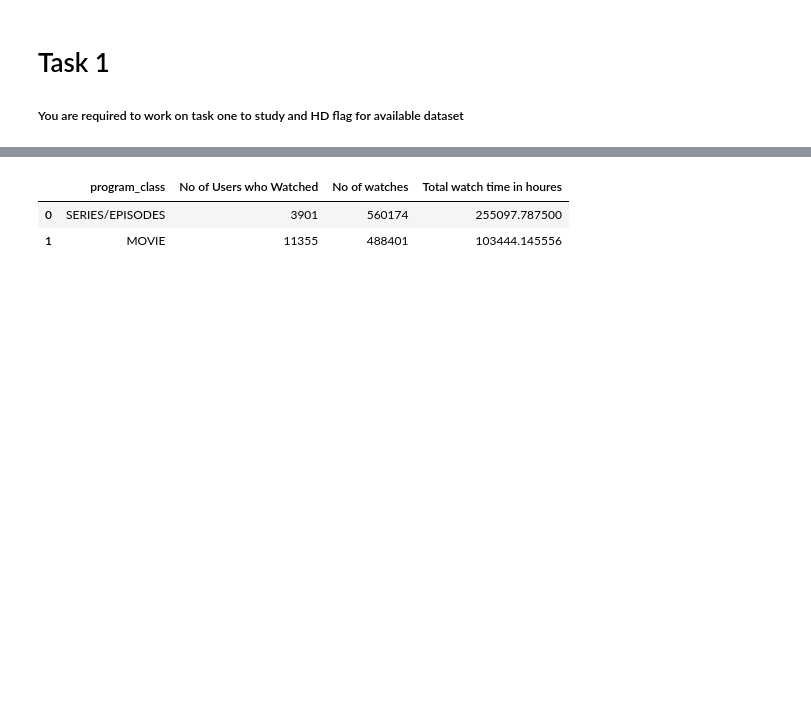
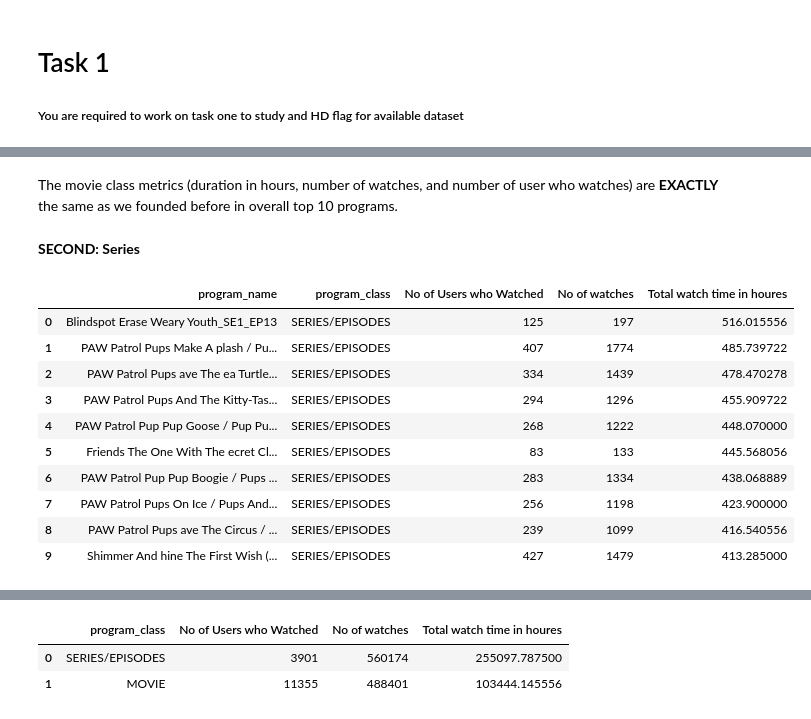
Before and after one commit to TMQ5/My_Projects, a Jupyter notebook: stc_TV_T1.ipynb, the cells around one changed output, grey strips where cells are left out. Cells and saved outputs as stored; diff of their text form; code cells hidden in the pictures; blank space fills up the shorter version.

```diff
--- a/stc_TV_T1.ipynb
+++ b/stc_TV_T1.ipynb
@@ -242,0 +347,19 @@ fig.show()
+# %% [markdown]
+The movie class metrics (duration in hours, number of watches, and number of user who watches) are **EXACTLY** the same as we founded before in overall top 10 programs.
+# %% [markdown]
+**SECOND: Series**
+# %%
+series_class = grouped[grouped['program_class'] == 'SERIES/EPISODES'].sort_values(by=['Total watch time in houres', 'No of watches', 'No of Users who Watched'], ascending=False).head(10)
+series_class.reset_index(drop=True)
+# %% [output]
+|  | program_name | program_class | No of Users who Watched | No of watches | Total watch time in houres |
+| 0 | Blindspot Erase Weary Youth_SE1_EP13 | SERIES/EPISODES | 125 | 197 | 516.015556 |
+| 1 | PAW Patrol Pups Make A plash / Pu... | SERIES/EPISODES | 407 | 1774 | 485.739722 |
+| 2 | PAW Patrol Pups ave The ea Turtle... | SERIES/EPISODES | 334 | 1439 | 478.470278 |
+| 3 | PAW Patrol Pups And The Kitty-Tas... | SERIES/EPISODES | 294 | 1296 | 455.909722 |
+| 4 | PAW Patrol Pup Pup Goose / Pup Pu... | SERIES/EPISODES | 268 | 1222 | 448.070000 |
+| 5 | Friends The One With The ecret Cl... | SERIES/EPISODES | 83 | 133 | 445.568056 |
+| 6 | PAW Patrol Pup Pup Boogie / Pups ... | SERIES/EPISODES | 283 | 1334 | 438.068889 |
+| 7 | PAW Patrol Pups On Ice / Pups And... | SERIES/EPISODES | 256 | 1198 | 423.900000 |
+| 8 | PAW Patrol Pups ave The Circus / ... | SERIES/EPISODES | 239 | 1099 | 416.540556 |
+| 9 | Shimmer And hine The First Wish (... | SERIES/EPISODES | 427 | 1479 | 413.285000 |
```
Also changed, not shown: parts of 29 cells of this notebook.
